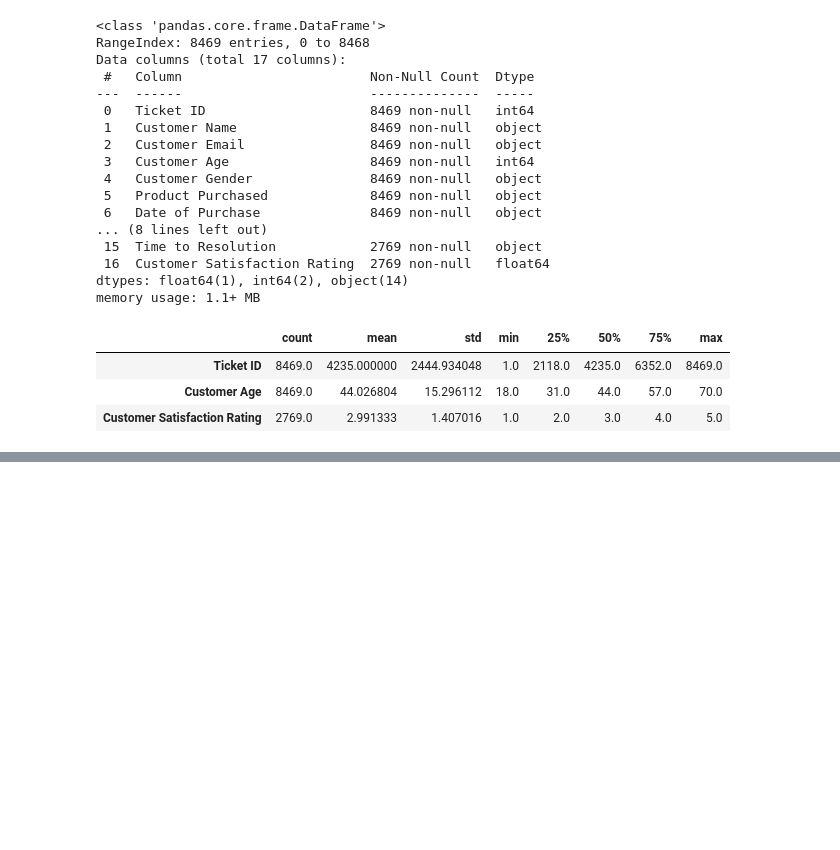
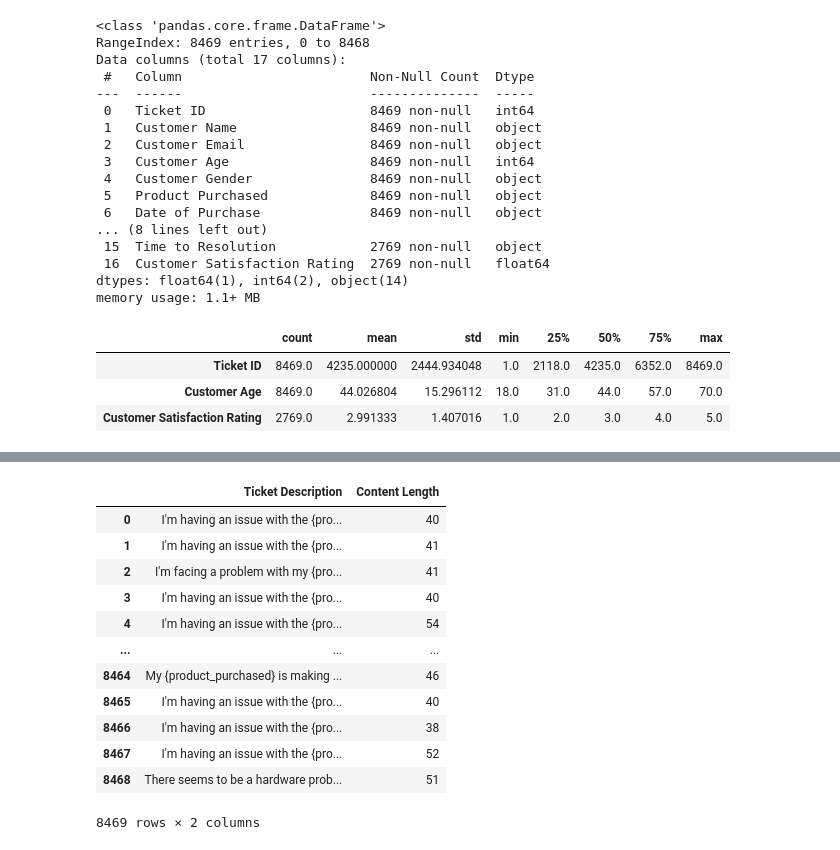
Before and after one commit to ehoanshelt/Support-Ticket-Categorizer, a Jupyter notebook: notebooks/EDA.ipynb, the cells around one changed output, grey strips where cells are left out. Cells and saved outputs as stored; diff of their text form; code cells hidden in the pictures; blank space fills up the shorter version.

```diff
--- a/notebooks/EDA.ipynb
+++ b/notebooks/EDA.ipynb
@@ -43,0 +68,17 @@ df.describe().transpose()
+# %%
+df["Content Length"] = df["Ticket Description"].apply(get_word_count)
+df[["Ticket Description", "Content Length"]]
+# %% [output]
+|  | Ticket Description | Content Length |
+| 0 | I'm having an issue with the {pro... | 40 |
+| 1 | I'm having an issue with the {pro... | 41 |
+| 2 | I'm facing a problem with my {pro... | 41 |
+| 3 | I'm having an issue with the {pro... | 40 |
+| 4 | I'm having an issue with the {pro... | 54 |
+| ... | ... | ... |
+| 8464 | My {product_purchased} is making ... | 46 |
+| 8465 | I'm having an issue with the {pro... | 40 |
+| 8466 | I'm having an issue with the {pro... | 38 |
+| 8467 | I'm having an issue with the {pro... | 52 |
+| 8468 | There seems to be a hardware prob... | 51 |
+8469 rows × 2 columns
```
Also changed, not shown: parts of 12 cells of this notebook.
